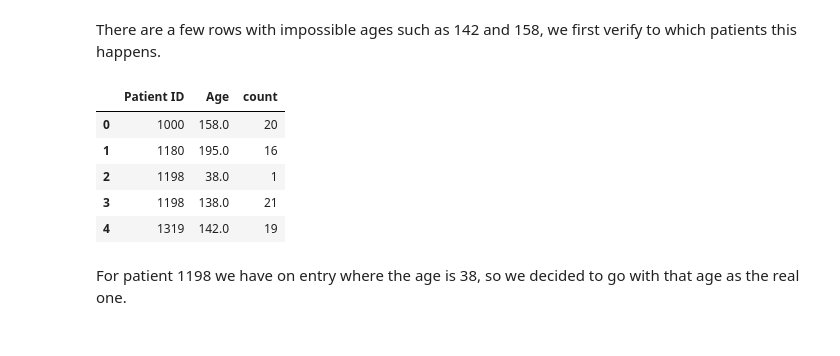
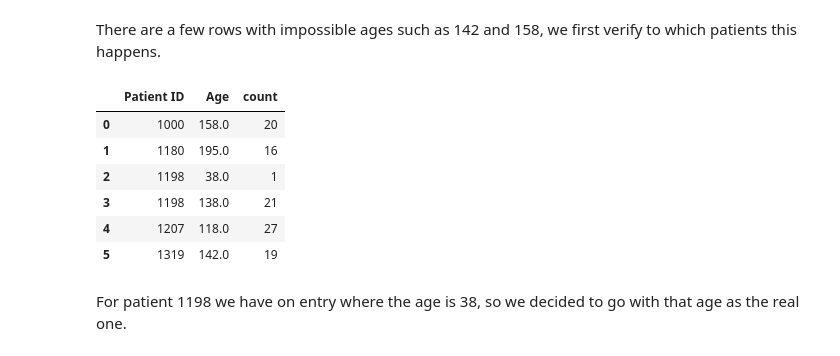
Before and after one commit to martim-dot/Preproc_2627, a Jupyter notebook: Notebook_Group16.ipynb, the cells around one changed output. Saved outputs shown, nothing was run; the diff lists cells and outputs as text; code cells hidden in the pictures.

```diff
--- a/Notebook_Group16.ipynb
+++ b/Notebook_Group16.ipynb
@@ -608,19 +608,20 @@ for col in num_cols:
 # %% [markdown]
 There are a few rows with impossible ages such as 142 and 158, we first verify to which patients this happens.
 # %%
-# 1. Get the IDs of patients who have at least one record with Age > 120
-invalid_patients = df_inconsistent.loc[df_inconsistent['Age'] > 120, 'Patient ID'].unique()
+# Get the IDs of patients who have at least one record with Age > 110
+invalid_patients = df_inconsistent.loc[df_inconsistent['Age'] > 110, 'Patient ID'].unique()
 
-# 2. Filter for those patients and select their unique Patient ID & Age pairs
+# Filter for those patients and select their unique Patient ID & Age pairs
 df_inconsistent.loc[df_inconsistent['Patient ID'].isin(invalid_patients)].groupby(['Patient ID', 'Age']).size().reset_index(name='co' \
 'unt')
 # %% [output]
 |  | Patient ID | Age | count |
 | 0 | 1000 | 158.0 | 20 |
 | 1 | 1180 | 195.0 | 16 |
 | 2 | 1198 | 38.0 | 1 |
 | 3 | 1198 | 138.0 | 21 |
-| 4 | 1319 | 142.0 | 19 |
+| 4 | 1207 | 118.0 | 27 |
+| 5 | 1319 | 142.0 | 19 |
 # %% [markdown]
 For patient 1198 we have on entry where the age is 38, so we decided to go with that age as the real one.
 # %%
```
Also changed, not shown: parts of 2 cells of this notebook.
